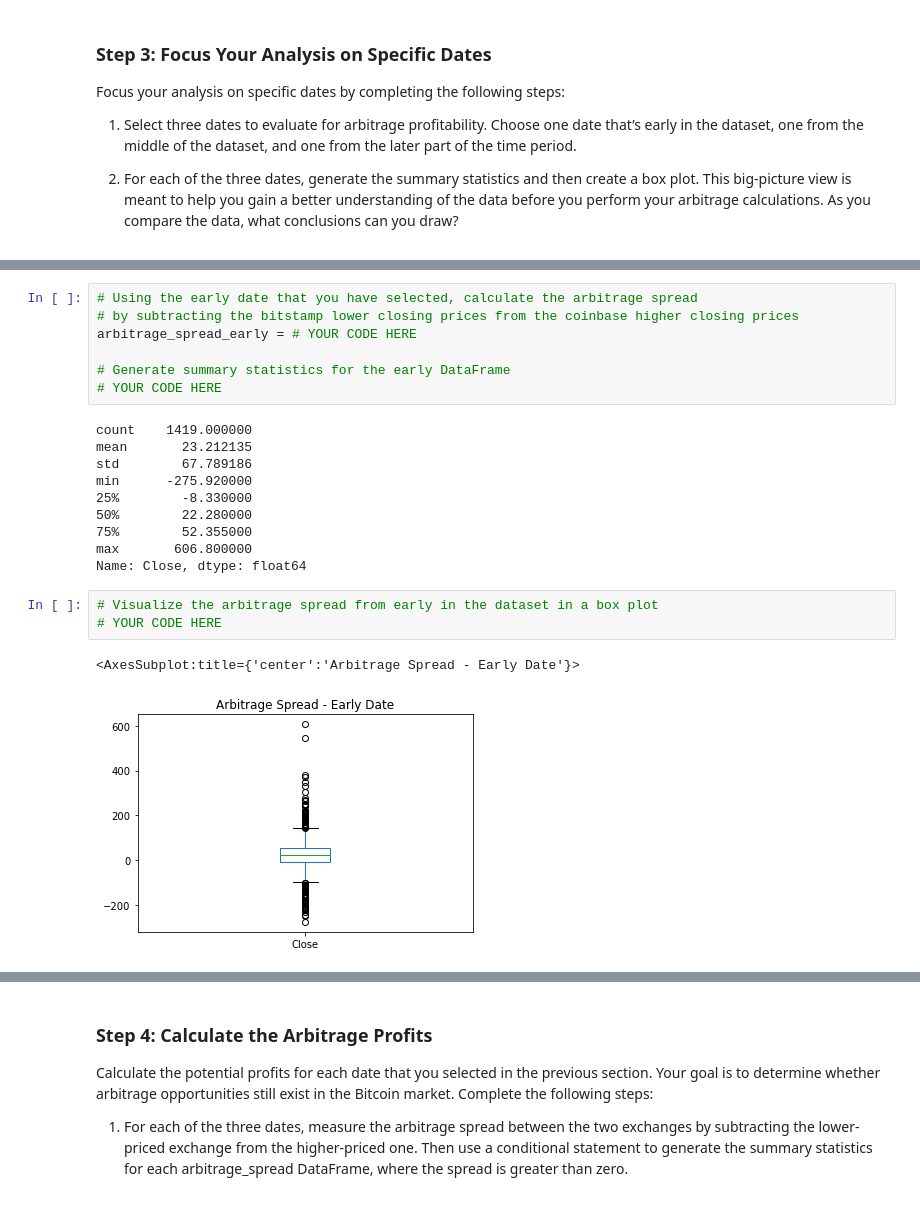
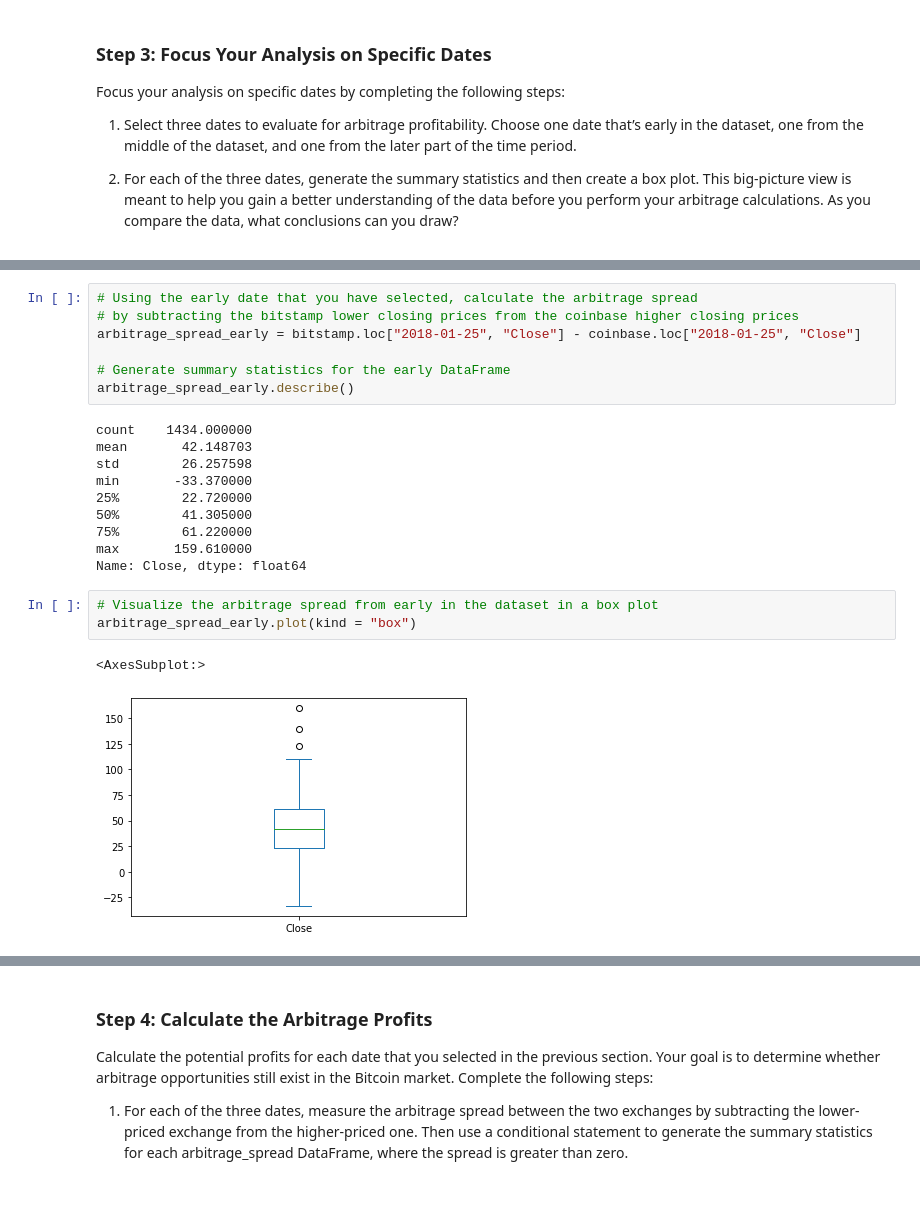
Before and after one commit to victorxdang/ArbitrageAnaylsis, a Jupyter notebook: crypto_arbitrage.ipynb, the cells around one changed output, grey strips where cells are left out. Cells and saved outputs as stored; diff of their text form.

```diff
--- a/crypto_arbitrage.ipynb
+++ b/crypto_arbitrage.ipynb
@@ -270,26 +272,26 @@ Focus your analysis on specific dates by completing the following steps:
 # %%
 # Using the early date that you have selected, calculate the arbitrage spread
 # by subtracting the bitstamp lower closing prices from the coinbase higher closing prices
-arbitrage_spread_early = # YOUR CODE HERE
+arbitrage_spread_early = bitstamp.loc["2018-01-25", "Close"] - coinbase.loc["2018-01-25", "Close"]
 
 # Generate summary statistics for the early DataFrame
-# YOUR CODE HERE
+arbitrage_spread_early.describe()
 # %% [output]
-count    1419.000000
-mean       23.212135
-std        67.789186
-min      -275.920000
-25%        -8.330000
-50%        22.280000
-75%        52.355000
-max       606.800000
+count    1434.000000
+mean       42.148703
+std        26.257598
+min       -33.370000
+25%        22.720000
+50%        41.305000
+75%        61.220000
+max       159.610000
 Name: Close, dtype: float64
 # %%
 # Visualize the arbitrage spread from early in the dataset in a box plot
-# YOUR CODE HERE
+arbitrage_spread_early.plot(kind = "box")
 # %% [output]
-<AxesSubplot:title={'center':'Arbitrage Spread - Early Date'}>
+<AxesSubplot:>
-[figure, old version]
+[figure, new version]
 # %%
 # Create an overlay plot that visualizes the two dataframes over a period of one day from the middle of the dataset.
 # Be sure that the plots include the parameters `legend`, `figsize`, `title`, `color` and `label`
```
Also changed, not shown: parts of 50 cells of this notebook.
